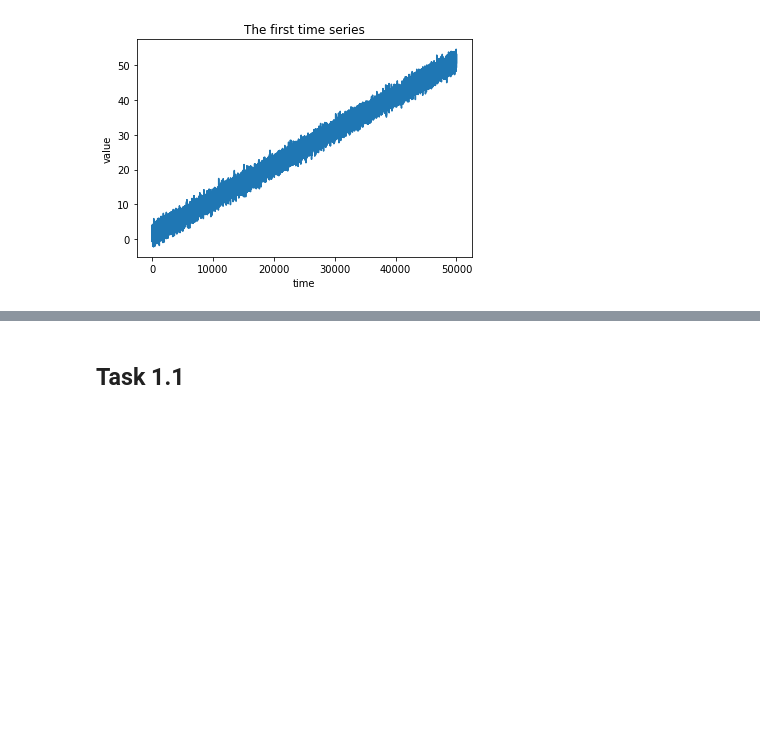
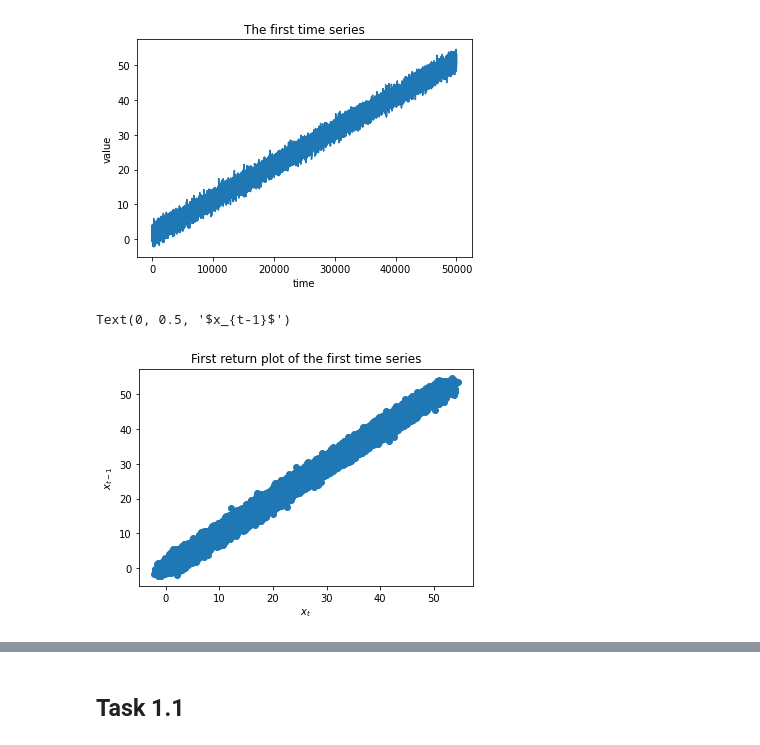
Before and after one commit to Paulemaule/TSA-RSA-exercises, a Jupyter notebook: Exercise2/Exercise2.ipynb, the cells around one changed output, grey strips where cells are left out. Cells and saved outputs as stored; diff of their text form; code cells hidden in the pictures; blank space fills up the shorter version.

```diff
--- a/Exercise2/Exercise2.ipynb
+++ b/Exercise2/Exercise2.ipynb
@@ -16,5 +15,13 @@ plt.ylabel('value')
 # %% [output]
 Text(0, 0.5, 'value')
 [figure]
+# %%
+plt.scatter(data[1:], data[:-1])
+plt.title('First return plot of the first time series')
+plt.xlabel('$x_{t}$')
+plt.ylabel('$x_{t-1}$')
+# %% [output]
+Text(0, 0.5, '$x_{t-1}$')
+[figure, added]
 # %%
 plt.plot(acf(data))
```
Also changed, not shown: parts of 29 cells of this notebook.
